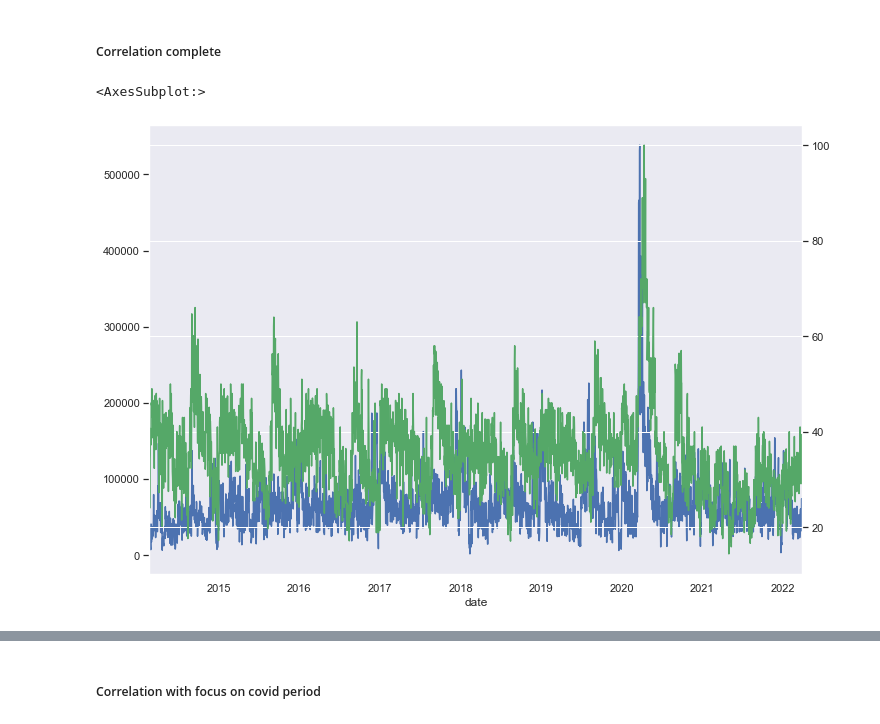
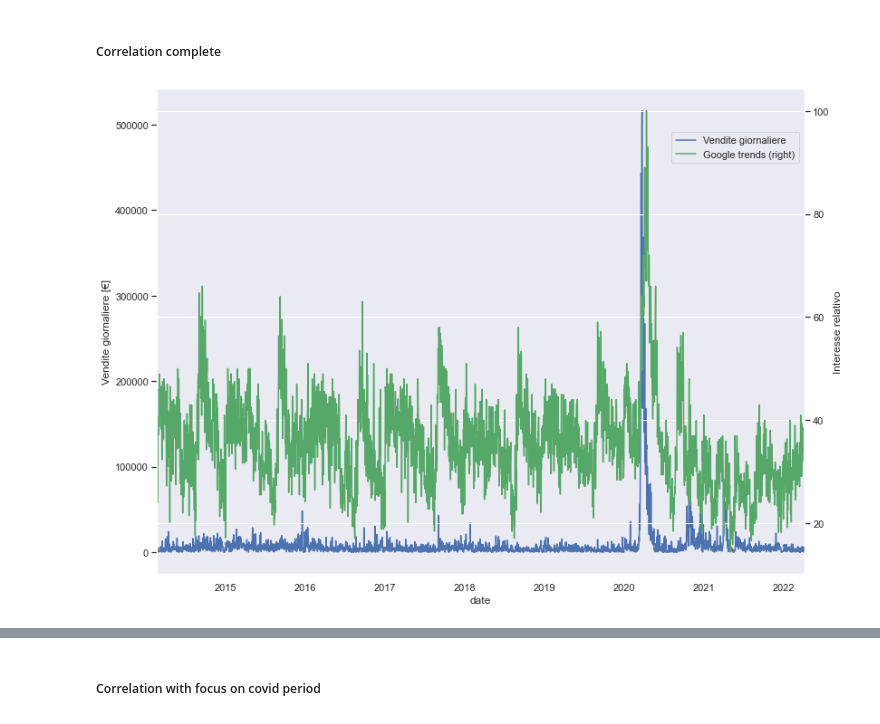
Before and after one commit to DragoneKTM/TimeSeriesProject, a Jupyter notebook: TimeSeriesProject.ipynb, the cells around one changed output, grey strips where cells are left out. Drawn from its saved outputs; the diff is of its cells as text; code cells hidden in the pictures.

```diff
--- a/TimeSeriesProject.ipynb
+++ b/TimeSeriesProject.ipynb
@@ -380,11 +397,15 @@ df_trends.to_csv('./data/google_trends_fitness.csv')
 ##### Correlation complete
 # %%
 df_trends = pd.read_csv('./data/google_trends_fitness.csv', parse_dates=['date'], index_col='date')
+# %%
+df_pivot_settore_and_data.fillna(0, inplace=True)
 # %%
 fig,ax = plt.subplots(figsize=(11.7, 8.27))
-df_sells_day_tmp = df_sells_day.set_index("data")
-df_sells_day_tmp.totale.plot(ax = ax, color = 'b')
-df_trends.Fitness.plot(ax = ax, secondary_y=True, color ='g')
+line1 = df_pivot_settore_and_data.Fitness.plot(ax = ax, color = 'b', label='Vendite giornaliere')
+line1.set_ylabel('Vendite giornaliere [€]')
+line2 = df_trends.Fitness.plot(ax = ax, secondary_y=True, color ='g', label='Google trends')
+line2.set_ylabel('Interesse relativo')
+fig.legend(loc='upper right', borderaxespad=5)
+plt.tight_layout()
 # %% [output]
-<AxesSubplot:>
-[figure, old version]
+[figure, new version]
```
Also changed, not shown: parts of 31 cells of this notebook, 1 other file.
